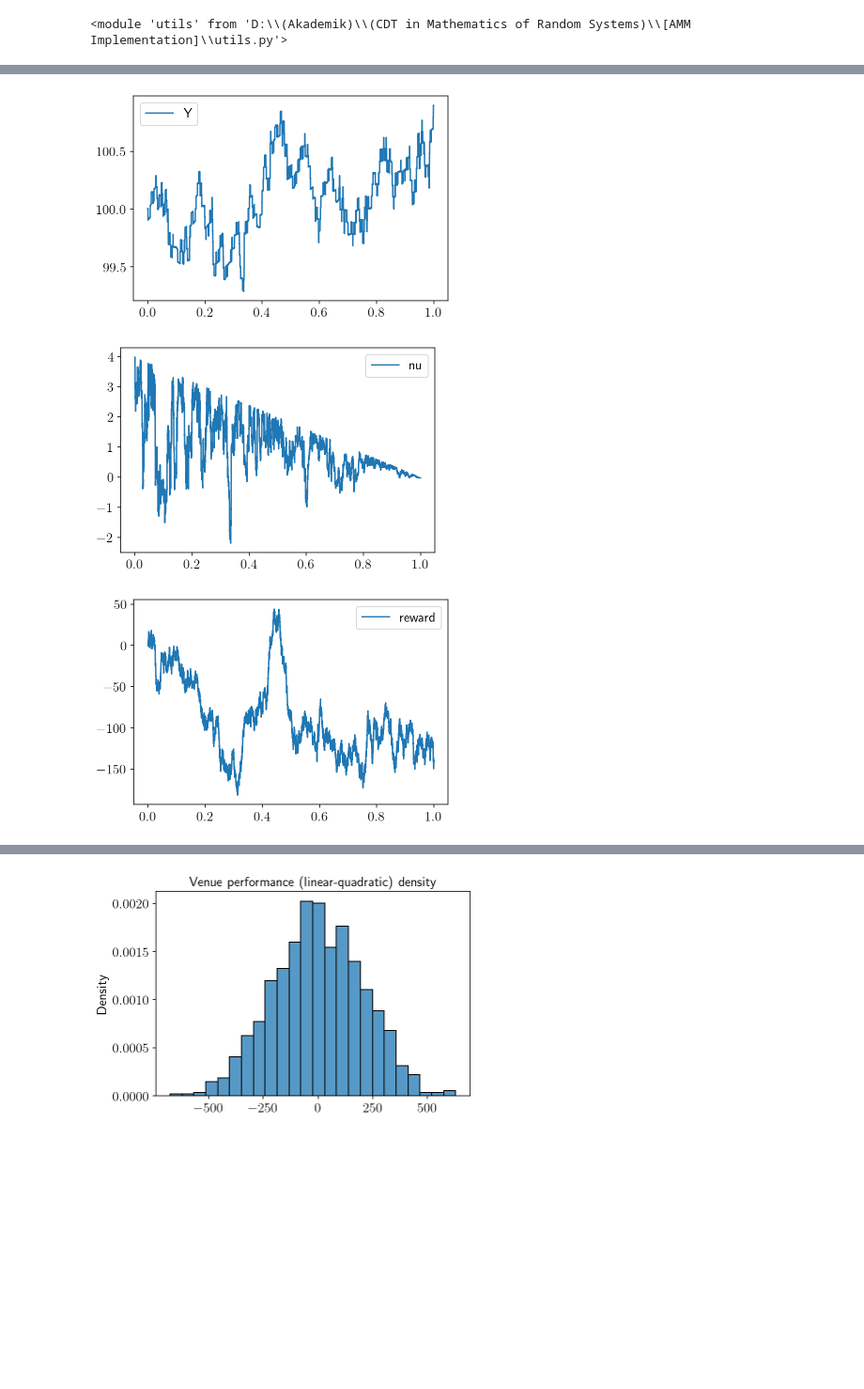
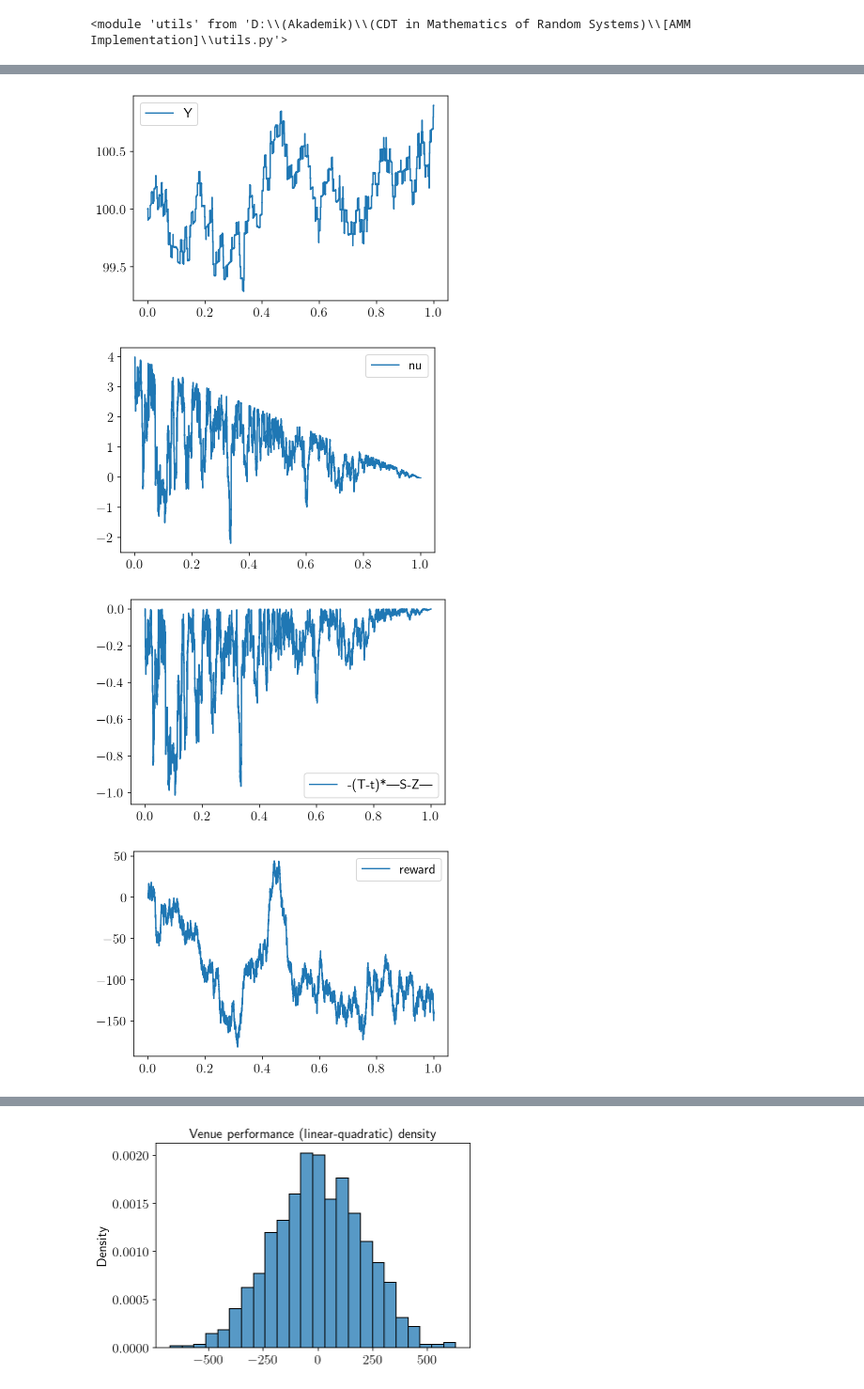
Before and after one commit to muhammadalifaqsha/amm-make-take-fee, a Jupyter notebook: Notebook.ipynb, the cells around one changed output, grey strips where cells are left out. Shown at 94% size. Cells and saved outputs as stored; diff of their text form; code cells hidden in the pictures; blank space fills up the shorter version.

Commit message:
added drift in reward

```diff
--- a/Notebook.ipynb
+++ b/Notebook.ipynb
@@ -34,50 +34,55 @@ fee = tr_cost * xi * S0
 
 params_env = {'sigma': 2., 'S0': S0, 'Z0': 100., 'Y0': 100.,
               'eta': .1, 'xi': xi, 'T': 1., 'a1': 0, 'a2': 2, 'a3': 100., 'Nt': 10_000,
-              'fee': fee, 'feeV': fee, 'C': 0.1, 'gamma': 1e-2, 'zeta': 1e-2, 'tempLP': 1e-2, 'P0': 1}
+              'fee': fee, 'feeV': fee, 'C': 0.1, 'gamma': 1e-2, 'zeta': 1e-3, 'tempLP': 1e-2, 'P0': 1}
 # %%
 env = utils.environment(**params_env)
 # %%
 np.random.seed(100)
 
 nsims = 1_000
-strag = '1'
+strag_LP = '1'
+strag_vn = '1'
 
 #S, Y, Z, X, nu, wealth, perf, rew = env.simulate_venue(nsims=nsims, strag=strag)
-S, Y, Z, X, nu, wealth, perf, rew, venue_wealth, A_a_hist, A_b_hist, A_W_hist, A_B_hist = env.simulate_venue(nsims=nsims, strag=strag, verbose = True)
+S, Y, Z, X, nu, wealth, perf, rew, venue_wealth, A_a_hist, A_b_hist, A_W_hist, A_B_hist, rew_drift_hist = env.simulate_venue(nsims=nsims, strag_LP=strag_LP, strag_vn=strag_vn, verbose = True)
 # %%
 num_sim = 58
 
 plt.plot(env.timesteps, S[:,num_sim], label='S')
 plt.plot(env.timesteps, Z[:,num_sim], label='Z')
 plt.legend()
 plt.show()
 
 plt.plot(env.timesteps, Y[:,num_sim], label='Y')
 plt.legend()
 plt.show()
 
 #plt.plot(env.timesteps, Z[:,num_sim], label='Z')
 #plt.legend()
 #plt.show()
 
 #plt.plot(env.timesteps, X[:,num_sim], label='X')
 #plt.legend()
 #plt.show()
 
 plt.plot(env.timesteps, nu[:,num_sim], label='nu')
 plt.legend()
 plt.show()
 
+plt.plot(env.timesteps, -(env.T-env.timesteps)*np.abs(S[:,num_sim]-Z[:,num_sim]), label='-(T-t)*|S-Z|')
+plt.legend()
+plt.show()
 
 plt.plot(env.timesteps, rew[:,num_sim], label='reward')
 plt.legend()
 plt.show()
 # %% [output]
 [figure]
 [figure]
 [figure]
-[figure, old version]
+[figure, new version]
+[figure, added]
 # %%
 sns.histplot(rew[-1,:], stat='density')
 plt.title("Reward density")
```
Also changed, not shown: parts of 8 cells of this notebook, 3 other files.
